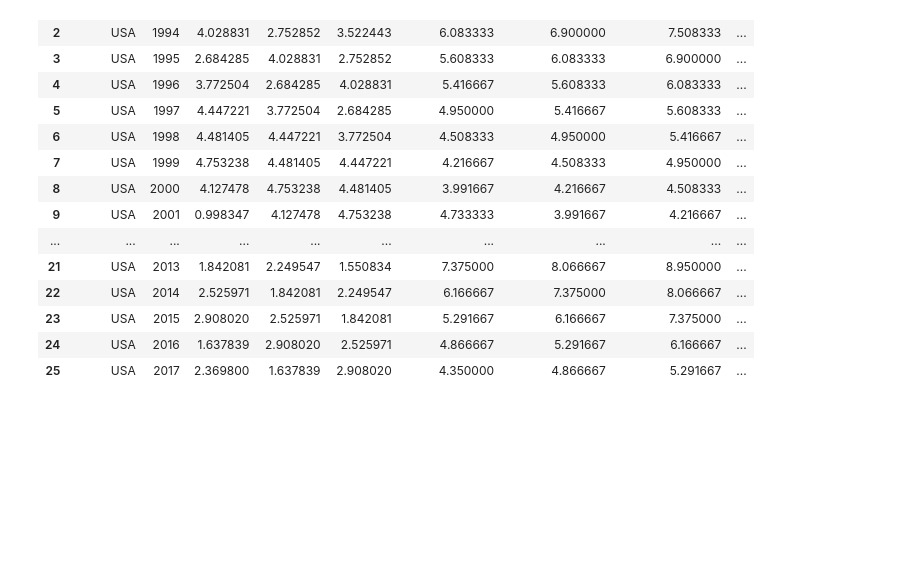
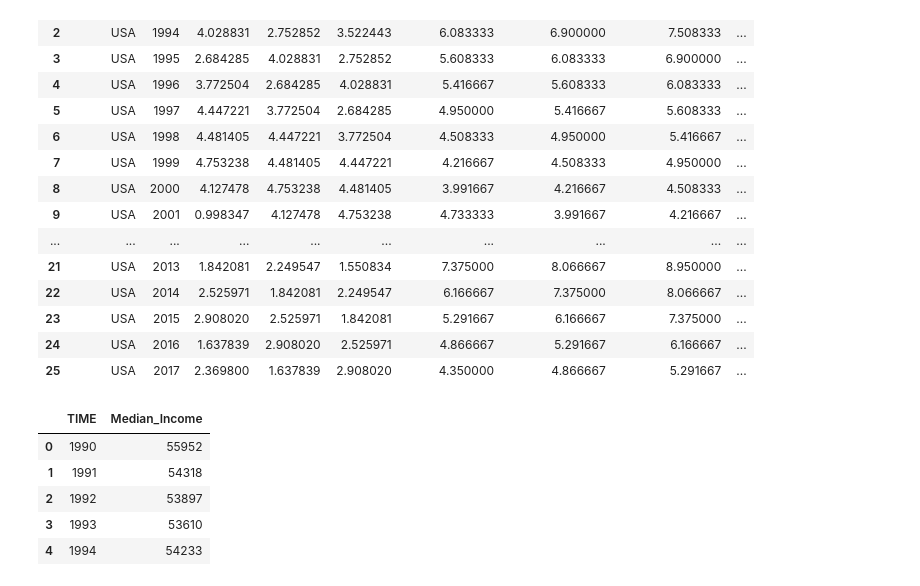
Before and after one commit to jsialcalde/Final_Project, a Jupyter notebook: oecd_multi_year_merge.ipynb, the cells around one changed output. Cells and saved outputs as stored; diff of their text form; code cells hidden in the pictures; blank space fills up the shorter version.

```diff
--- a/oecd_multi_year_merge.ipynb
+++ b/oecd_multi_year_merge.ipynb
@@ -71,3 +71,13 @@ oecd_full_df
 | 23 | USA | 2015 | 2.908020 | 2.525971 | 1.842081 | 5.291667 | 6.166667 | 7.375000 | ... |
 | 24 | USA | 2016 | 1.637839 | 2.908020 | 2.525971 | 4.866667 | 5.291667 | 6.166667 | ... |
 | 25 | USA | 2017 | 2.369800 | 1.637839 | 2.908020 | 4.350000 | 4.866667 | 5.291667 | ... |
+# %%
+median_df = pd.read_csv("USA_Median_Income.csv")
+median_df
+# %% [output]
+|  | TIME | Median_Income |
+| 0 | 1990 | 55952 |
+| 1 | 1991 | 54318 |
+| 2 | 1992 | 53897 |
+| 3 | 1993 | 53610 |
+| 4 | 1994 | 54233 |
```
Also changed, not shown: parts of 4 cells of this notebook, 3 other files.
